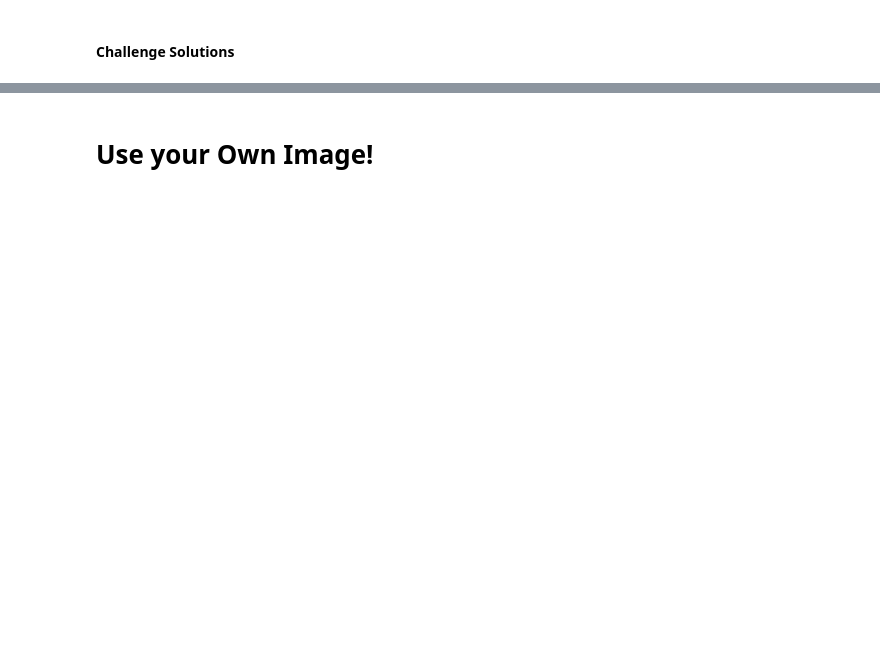
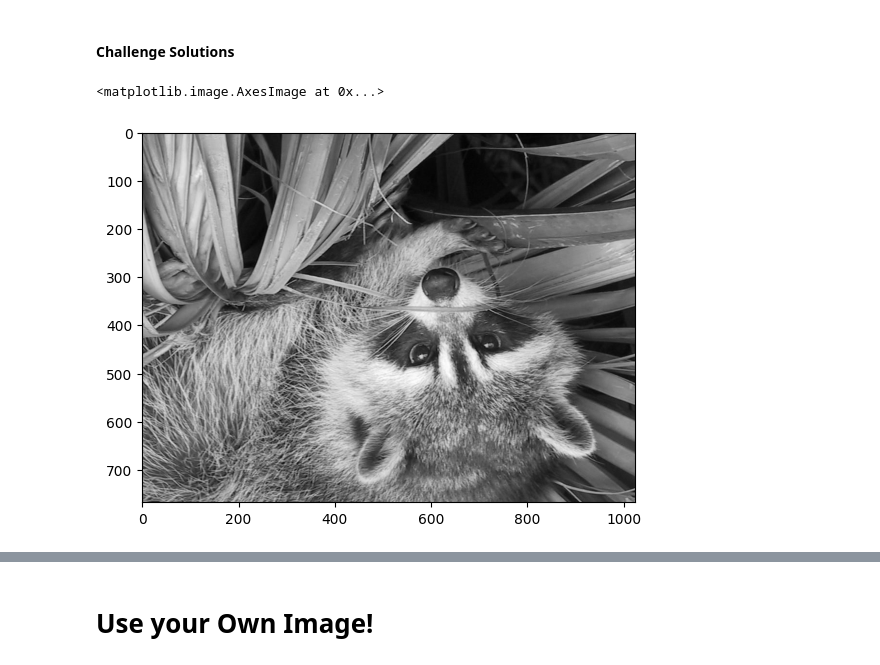
Before and after one commit to KenkiCZ/google_notebooks, a Jupyter notebook: C103_Numpy.ipynb, the cells around one changed output, grey strips where cells are left out. Drawn from its saved outputs; the diff is of its cells as text; code cells hidden in the pictures; blank space fills up the shorter version.

```diff
--- a/C103_Numpy.ipynb
+++ b/C103_Numpy.ipynb
@@ -320,0 +309,6 @@ print(greyscale_img)
+# %%
+sRGB_img = img / 255
+print(f"The shape of the img is {sRGB_img.shape} and concists of {np.ndim(sRGB_img)} dimensions")
+greyscale_img = sRGB_img @ [0.2126, 0.7152, 0.1722]
+print(f"The shape of the img is {greyscale_img.shape} and concists of {np.ndim(greyscale_img)} dimensions")
+greyscale_img
@@ -349,3 +359,8 @@ plt.imshow(greyscale_img, cmap="gray")
 <img src=https://i.imgur.com/cfFbuex.png>
 # %% [markdown]
 #### Challenge Solutions
+# %%
+plt.imshow(greyscale_img[::-1], cmap="gray")
+# %% [output]
+<matplotlib.image.AxesImage at 0x...>
+[figure, added]
```
Also changed, not shown: parts of 9 cells of this notebook.
